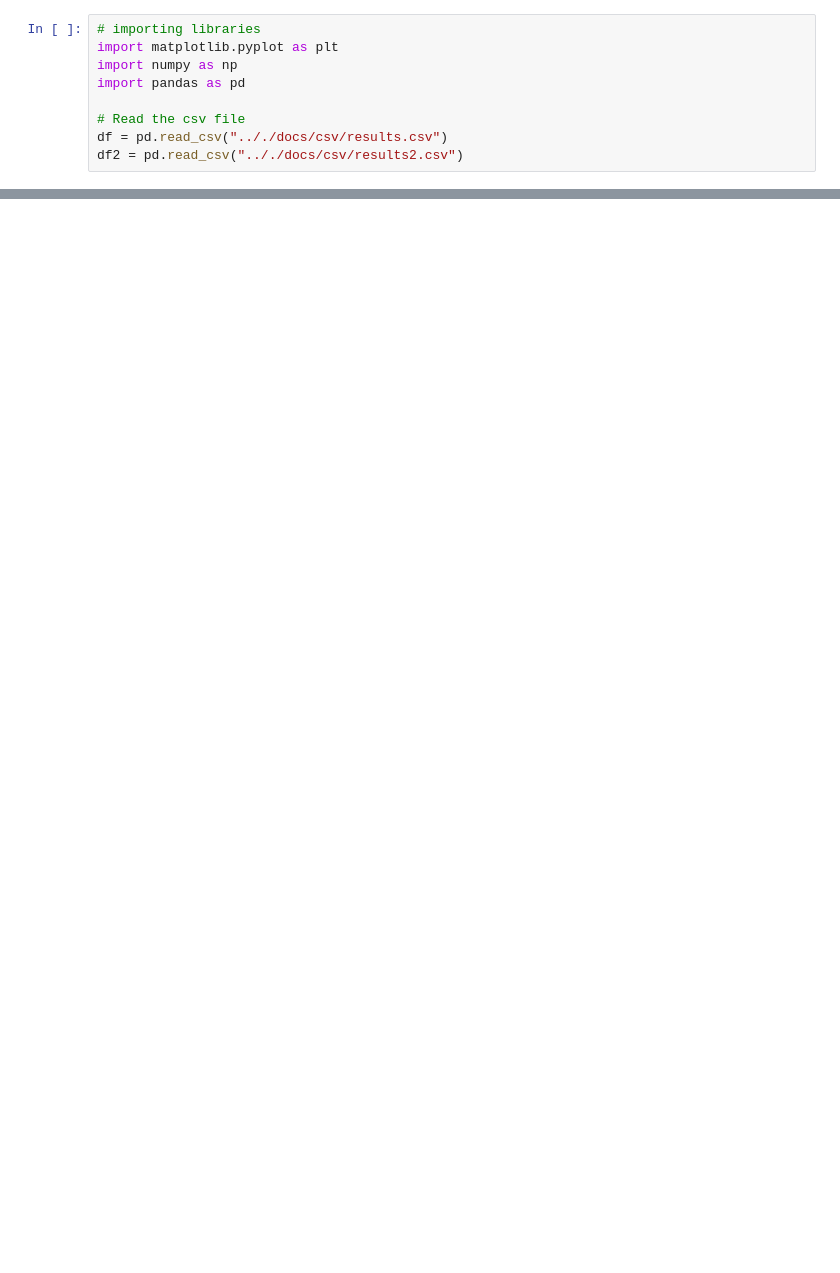
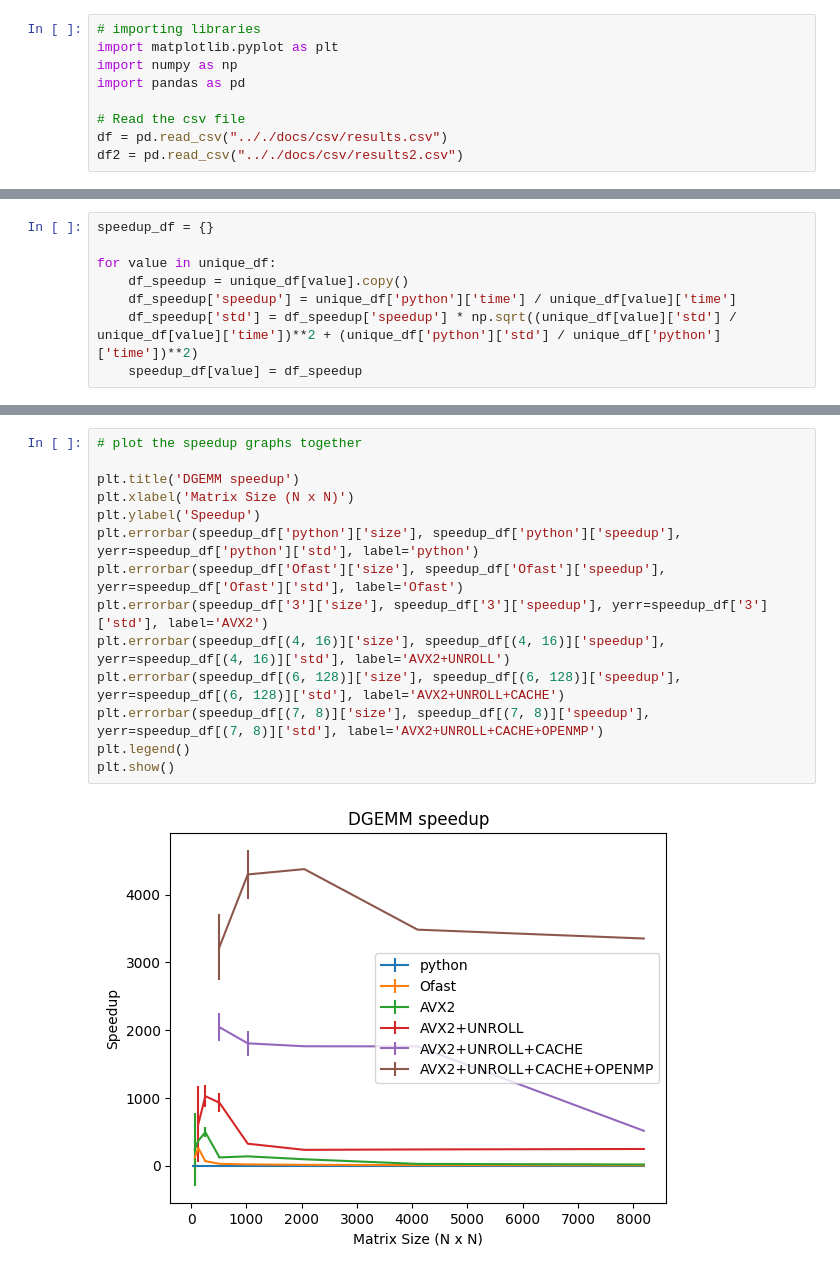
Before and after one commit to lucas-inocencio/computer-architecture, a Jupyter notebook: src/dgemm_analysis.ipynb, the cells around one changed output, grey strips where cells are left out. Cells and saved outputs as stored; diff of their text form; blank space fills up the shorter version.

```diff
--- a/src/dgemm_analysis.ipynb
+++ b/src/dgemm_analysis.ipynb
@@ -61,3 +61,11 @@ unique_df
+# %%
+speedup_df = {}
+
+for value in unique_df:
+    df_speedup = unique_df[value].copy()
+    df_speedup['speedup'] = unique_df['python']['time'] / unique_df[value]['time']
+    df_speedup['std'] = df_speedup['speedup'] * np.sqrt((unique_df[value]['std'] / unique_df[value]['time'])**2 + (unique_df['python']['std'] / unique_df['python']['time'])**2)
+    speedup_df[value] = df_speedup
 # %%
 def plot_df(label):
     plt.title(f'DGEMM execution time in {label}')
@@ -199,0 +203,16 @@ plt.show()
+# %%
+# plot the speedup graphs together
+
+plt.title('DGEMM speedup')
+plt.xlabel('Matrix Size (N x N)')
+plt.ylabel('Speedup')
+plt.errorbar(speedup_df['python']['size'], speedup_df['python']['speedup'], yerr=speedup_df['python']['std'], label='python')
+plt.errorbar(speedup_df['Ofast']['size'], speedup_df['Ofast']['speedup'], yerr=speedup_df['Ofast']['std'], label='Ofast')
+plt.errorbar(speedup_df['3']['size'], speedup_df['3']['speedup'], yerr=speedup_df['3']['std'], label='AVX2')
+plt.errorbar(speedup_df[(4, 16)]['size'], speedup_df[(4, 16)]['speedup'], yerr=speedup_df[(4, 16)]['std'], label='AVX2+UNROLL')
+plt.errorbar(speedup_df[(6, 128)]['size'], speedup_df[(6, 128)]['speedup'], yerr=speedup_df[(6, 128)]['std'], label='AVX2+UNROLL+CACHE')
+plt.errorbar(speedup_df[(7, 8)]['size'], speedup_df[(7, 8)]['speedup'], yerr=speedup_df[(7, 8)]['std'], label='AVX2+UNROLL+CACHE+OPENMP')
+plt.legend()
+plt.show()
+# %% [output]
+[figure, added]
```
Also changed, not shown: parts of 27 cells of this notebook, 4 other files.
